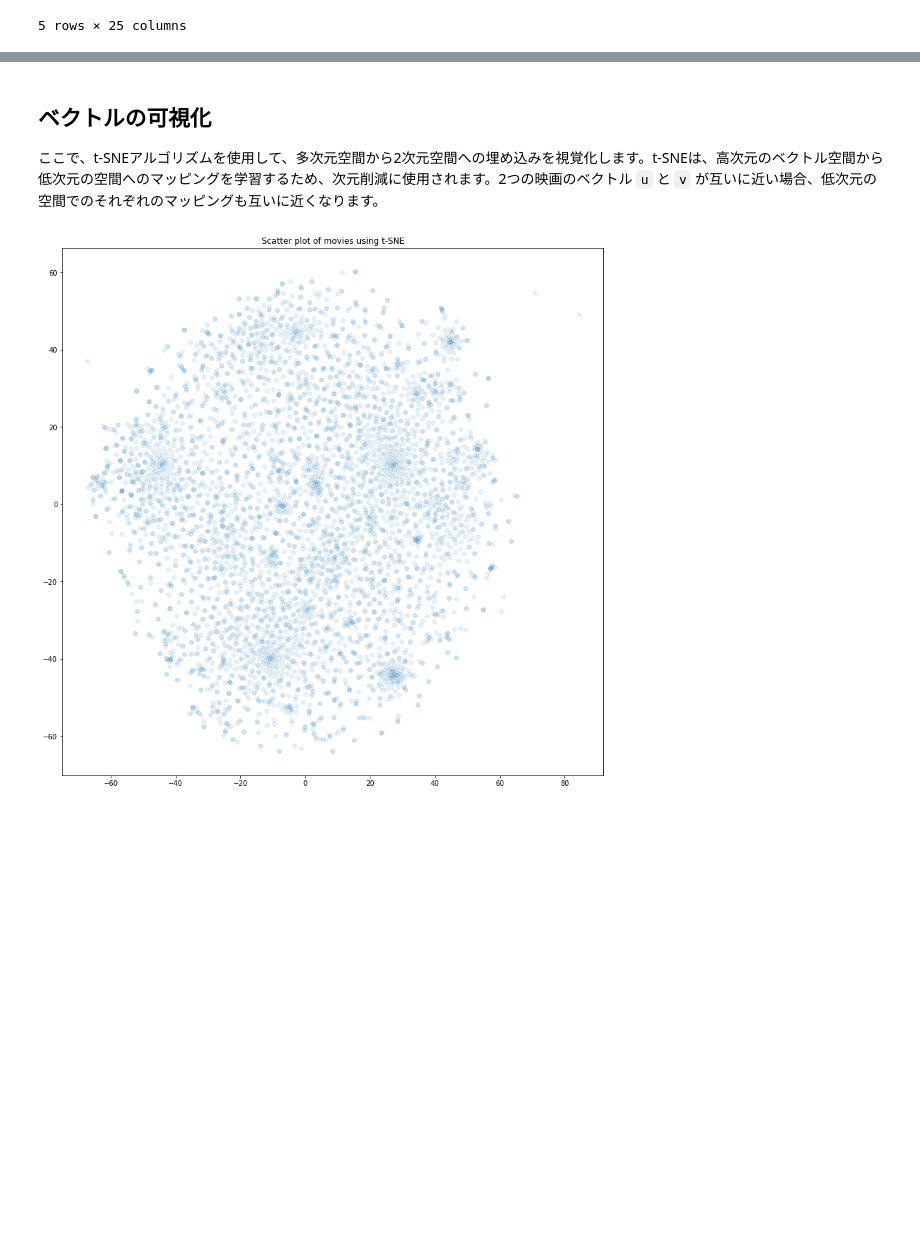
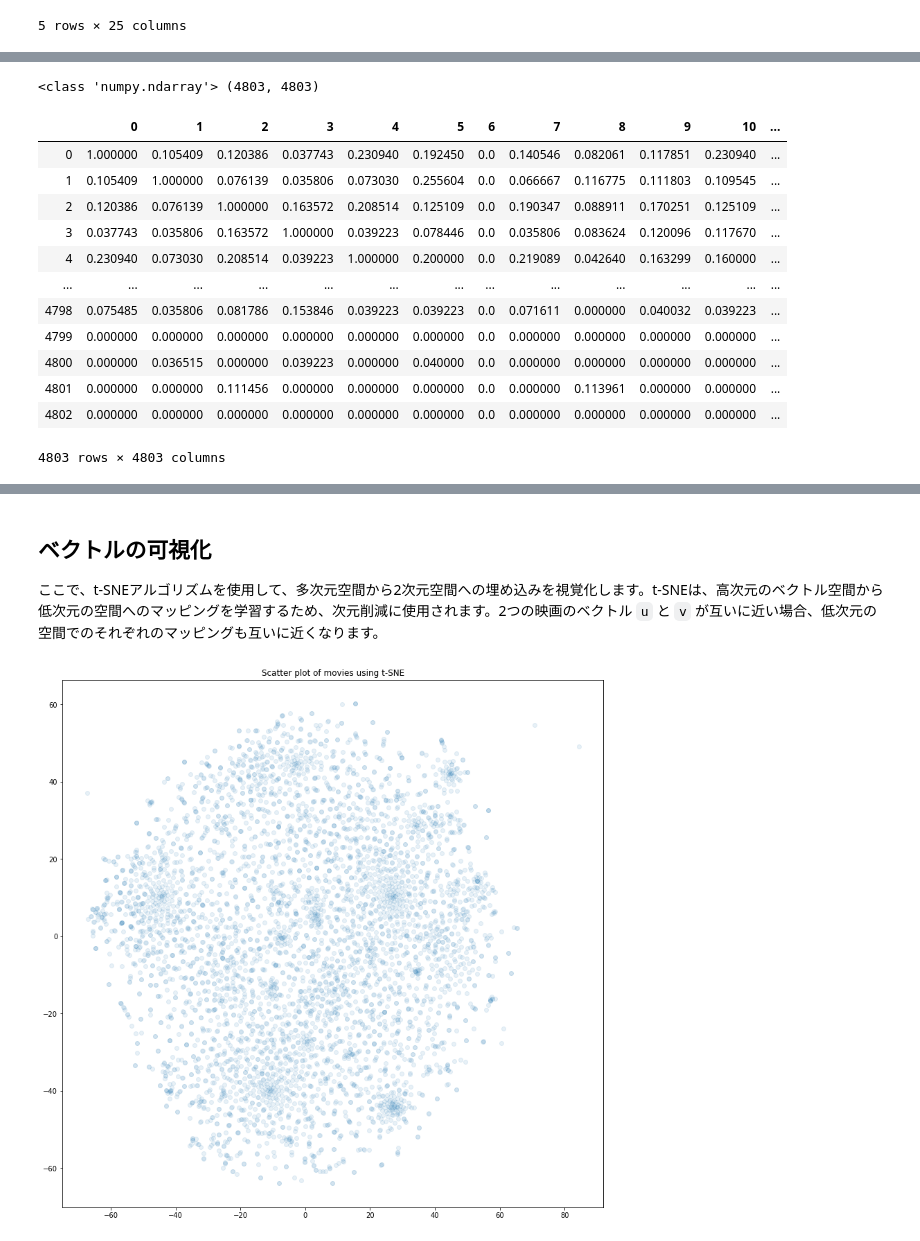
Before and after one commit to nohanaga/movie_recommendation_cos_similarity, a Jupyter notebook: 01_Movie_Recommendation_using_Cosine_Similarity.ipynb, the cells around one changed output, grey strips where cells are left out. Cells and saved outputs as stored; diff of their text form; code cells hidden in the pictures; blank space fills up the shorter version.

```diff
--- a/01_Movie_Recommendation_using_Cosine_Similarity.ipynb
+++ b/01_Movie_Recommendation_using_Cosine_Similarity.ipynb
@@ -349,0 +218,24 @@ The Fifth Element
+# %%
+cosine_sim = cosine_similarity(count_matrix)
+
+# cosine_sim 行列の情報
+print(type(cosine_sim), cosine_sim.shape)
+
+df_cosine_sim = pd.DataFrame(cosine_sim)
+
+df_cosine_sim
+# %% [output]
+<class 'numpy.ndarray'> (4803, 4803)
+|  | 0 | 1 | 2 | 3 | 4 | 5 | 6 | 7 | 8 | 9 | 10 | ... |
+| 0 | 1.000000 | 0.105409 | 0.120386 | 0.037743 | 0.230940 | 0.192450 | 0.0 | 0.140546 | 0.082061 | 0.117851 | 0.230940 | ... |
+| 1 | 0.105409 | 1.000000 | 0.076139 | 0.035806 | 0.073030 | 0.255604 | 0.0 | 0.066667 | 0.116775 | 0.111803 | 0.109545 | ... |
+| 2 | 0.120386 | 0.076139 | 1.000000 | 0.163572 | 0.208514 | 0.125109 | 0.0 | 0.190347 | 0.088911 | 0.170251 | 0.125109 | ... |
+| 3 | 0.037743 | 0.035806 | 0.163572 | 1.000000 | 0.039223 | 0.078446 | 0.0 | 0.035806 | 0.083624 | 0.120096 | 0.117670 | ... |
+| 4 | 0.230940 | 0.073030 | 0.208514 | 0.039223 | 1.000000 | 0.200000 | 0.0 | 0.219089 | 0.042640 | 0.163299 | 0.160000 | ... |
+| ... | ... | ... | ... | ... | ... | ... | ... | ... | ... | ... | ... | ... |
+| 4798 | 0.075485 | 0.035806 | 0.081786 | 0.153846 | 0.039223 | 0.039223 | 0.0 | 0.071611 | 0.000000 | 0.040032 | 0.039223 | ... |
+| 4799 | 0.000000 | 0.000000 | 0.000000 | 0.000000 | 0.000000 | 0.000000 | 0.0 | 0.000000 | 0.000000 | 0.000000 | 0.000000 | ... |
+| 4800 | 0.000000 | 0.036515 | 0.000000 | 0.039223 | 0.000000 | 0.040000 | 0.0 | 0.000000 | 0.000000 | 0.000000 | 0.000000 | ... |
+| 4801 | 0.000000 | 0.000000 | 0.111456 | 0.000000 | 0.000000 | 0.000000 | 0.0 | 0.000000 | 0.113961 | 0.000000 | 0.000000 | ... |
+| 4802 | 0.000000 | 0.000000 | 0.000000 | 0.000000 | 0.000000 | 0.000000 | 0.0 | 0.000000 | 0.000000 | 0.000000 | 0.000000 | ... |
+4803 rows × 4803 columns
```
Also changed, not shown: parts of 55 cells of this notebook.
